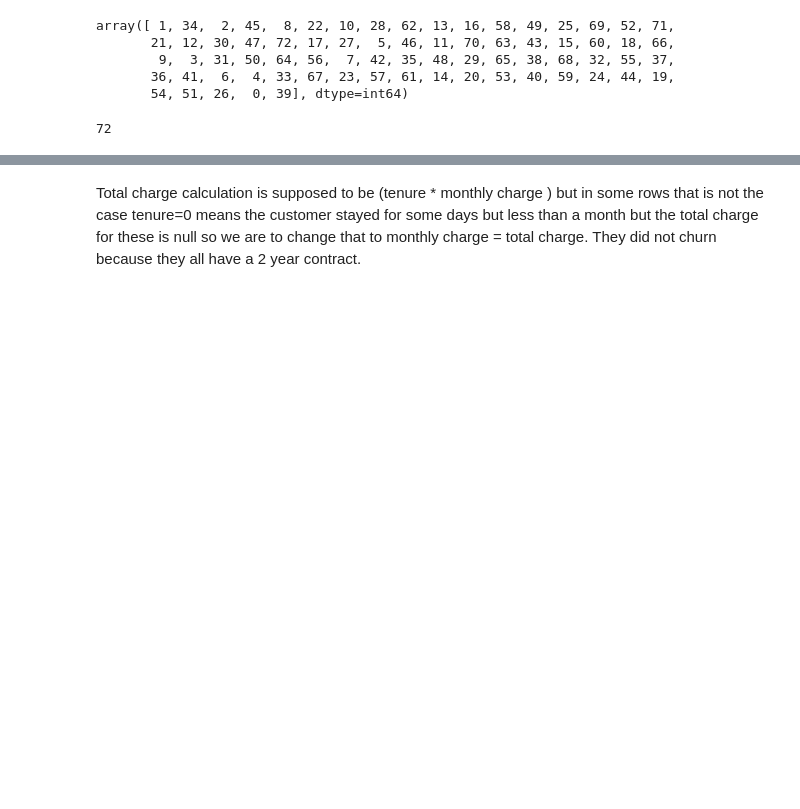
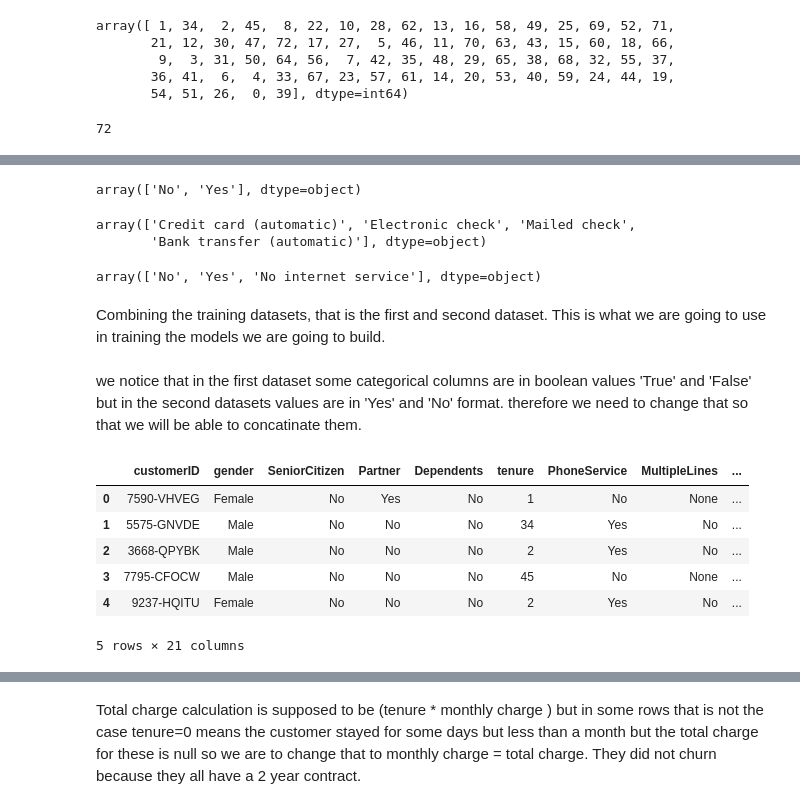
Before and after one commit to analystdee/lp2_customer_churn_prediction, a Jupyter notebook: file.ipynb, the cells around one changed output, grey strips where cells are left out. Saved outputs shown, nothing was run; the diff lists cells and outputs as text; code cells hidden in the pictures; blank space fills up the shorter version.

```diff
--- a/file.ipynb
+++ b/file.ipynb
@@ -204,0 +296,33 @@ data1['tenure'].max() #to check for the customers who have stayed the longest wi
+# %%
+data2['Partner'].unique()
+# %% [output]
+array(['No', 'Yes'], dtype=object)
+# %%
+data2['PaymentMethod'].unique()
+# %% [output]
+array(['Credit card (automatic)', 'Electronic check', 'Mailed check',
+       'Bank transfer (automatic)'], dtype=object)
+# %%
+data2['OnlineSecurity'].unique()
+# %% [output]
+array(['No', 'Yes', 'No internet service'], dtype=object)
+# %% [markdown]
+Combining the training datasets, that is the first and second dataset. This is what we are going to use in training the models we are going to build.
+# %% [markdown]
+we notice that in the first dataset some categorical columns are in boolean values 'True' and 'False' but in the second datasets values are in 'Yes' and 'No' format. therefore we need to change that so that we will be able to concatinate them.
+# %%
+#Create a copy of data1
+data1_copy = pd.DataFrame(data1)
+
+# Replace True/False values with Yes/No
+data1_copy.replace({True: 'Yes', False: 'No'}, inplace=True)
+
+data1_copy.head()
+# %% [output]
+|  | customerID | gender | SeniorCitizen | Partner | Dependents | tenure | PhoneService | MultipleLines | ... |
+| 0 | 7590-VHVEG | Female | No | Yes | No | 1 | No | None | ... |
+| 1 | 5575-GNVDE | Male | No | No | No | 34 | Yes | No | ... |
+| 2 | 3668-QPYBK | Male | No | No | No | 2 | Yes | No | ... |
+| 3 | 7795-CFOCW | Male | No | No | No | 45 | No | None | ... |
+| 4 | 9237-HQITU | Female | No | No | No | 2 | Yes | No | ... |
+5 rows × 21 columns
```
Also changed, not shown: parts of 43 cells of this notebook.
